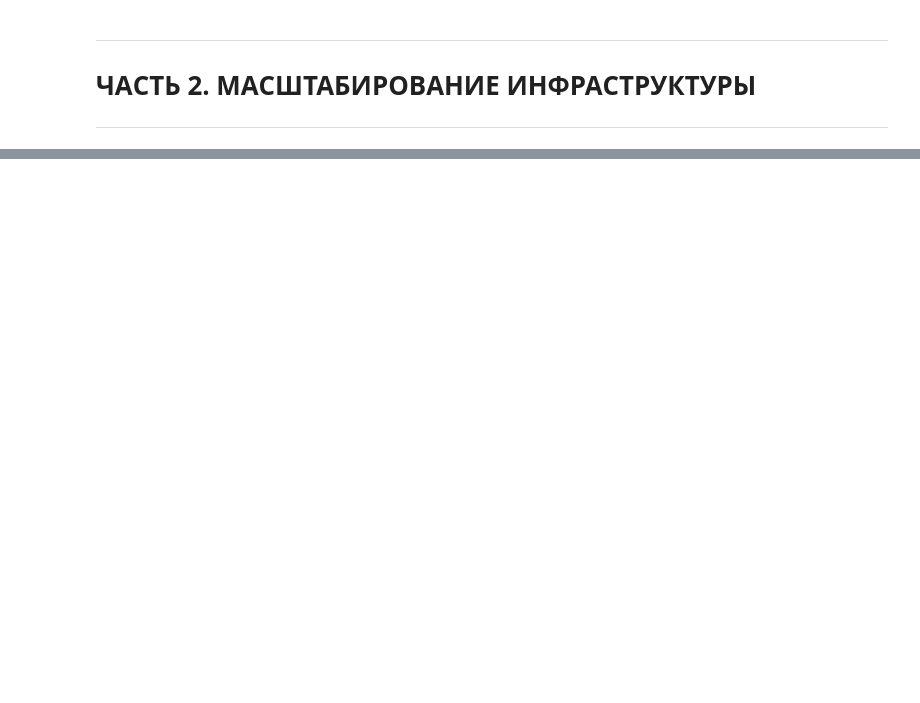
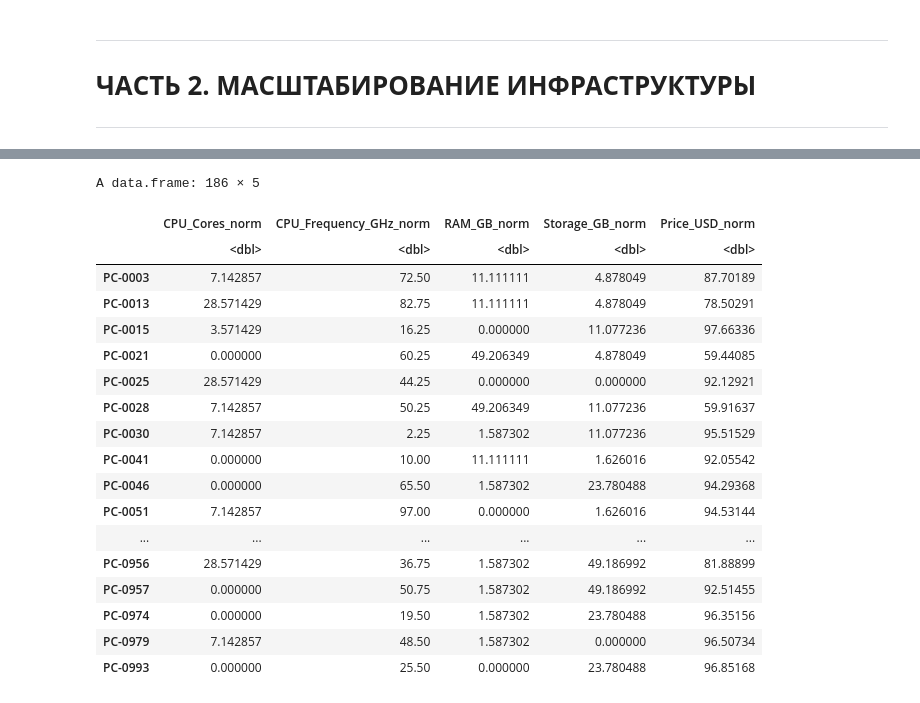
Before and after one commit to Andrest31/kiskis, a Jupyter notebook: lab1/Lab1_Variant5.ipynb, the cells around one changed output, grey strips where cells are left out. Saved outputs shown, nothing was run; the diff lists cells and outputs as text; code cells hidden in the pictures; blank space fills up the shorter version.

```diff
--- a/lab1/Lab1_Variant5.ipynb
+++ b/lab1/Lab1_Variant5.ipynb
@@ -918,0 +589,22 @@ cat("========================================\n")
+# %%
+WW
+# %% [output]
+A data.frame: 186 × 5
+|  | CPU_Cores_norm | CPU_Frequency_GHz_norm | RAM_GB_norm | Storage_GB_norm | Price_USD_norm |
+|  | <dbl> | <dbl> | <dbl> | <dbl> | <dbl> |
+| PC-0003 | 7.142857 | 72.50 | 11.111111 | 4.878049 | 87.70189 |
+| PC-0013 | 28.571429 | 82.75 | 11.111111 | 4.878049 | 78.50291 |
+| PC-0015 | 3.571429 | 16.25 | 0.000000 | 11.077236 | 97.66336 |
+| PC-0021 | 0.000000 | 60.25 | 49.206349 | 4.878049 | 59.44085 |
+| PC-0025 | 28.571429 | 44.25 | 0.000000 | 0.000000 | 92.12921 |
+| PC-0028 | 7.142857 | 50.25 | 49.206349 | 11.077236 | 59.91637 |
+| PC-0030 | 7.142857 | 2.25 | 1.587302 | 11.077236 | 95.51529 |
+| PC-0041 | 0.000000 | 10.00 | 11.111111 | 1.626016 | 92.05542 |
+| PC-0046 | 0.000000 | 65.50 | 1.587302 | 23.780488 | 94.29368 |
+| PC-0051 | 7.142857 | 97.00 | 0.000000 | 1.626016 | 94.53144 |
+| ... | ... | ... | ... | ... | ... |
+| PC-0956 | 28.571429 | 36.75 | 1.587302 | 49.186992 | 81.88899 |
+| PC-0957 | 0.000000 | 50.75 | 1.587302 | 49.186992 | 92.51455 |
+| PC-0974 | 0.000000 | 19.50 | 1.587302 | 23.780488 | 96.35156 |
+| PC-0979 | 7.142857 | 48.50 | 1.587302 | 0.000000 | 96.50734 |
+| PC-0993 | 0.000000 | 25.50 | 0.000000 | 23.780488 | 96.85168 |
```
Also changed, not shown: parts of 41 cells of this notebook.
